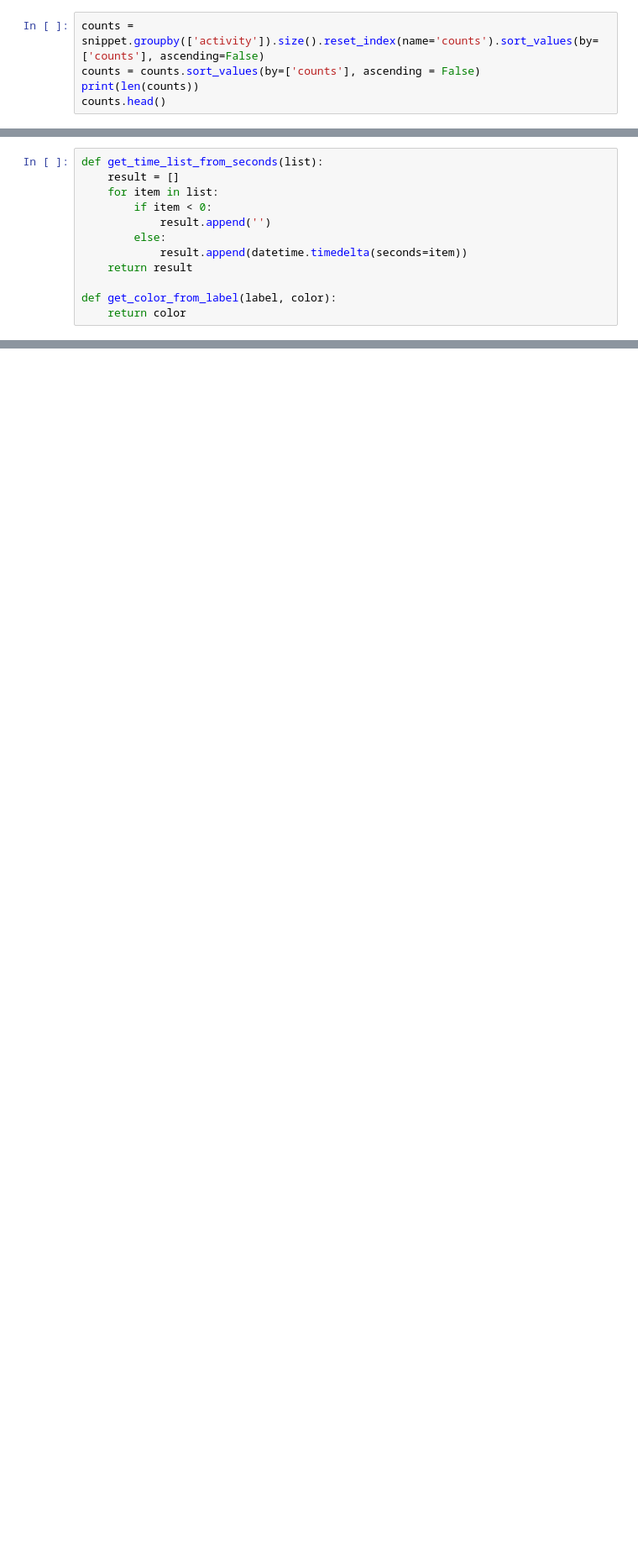
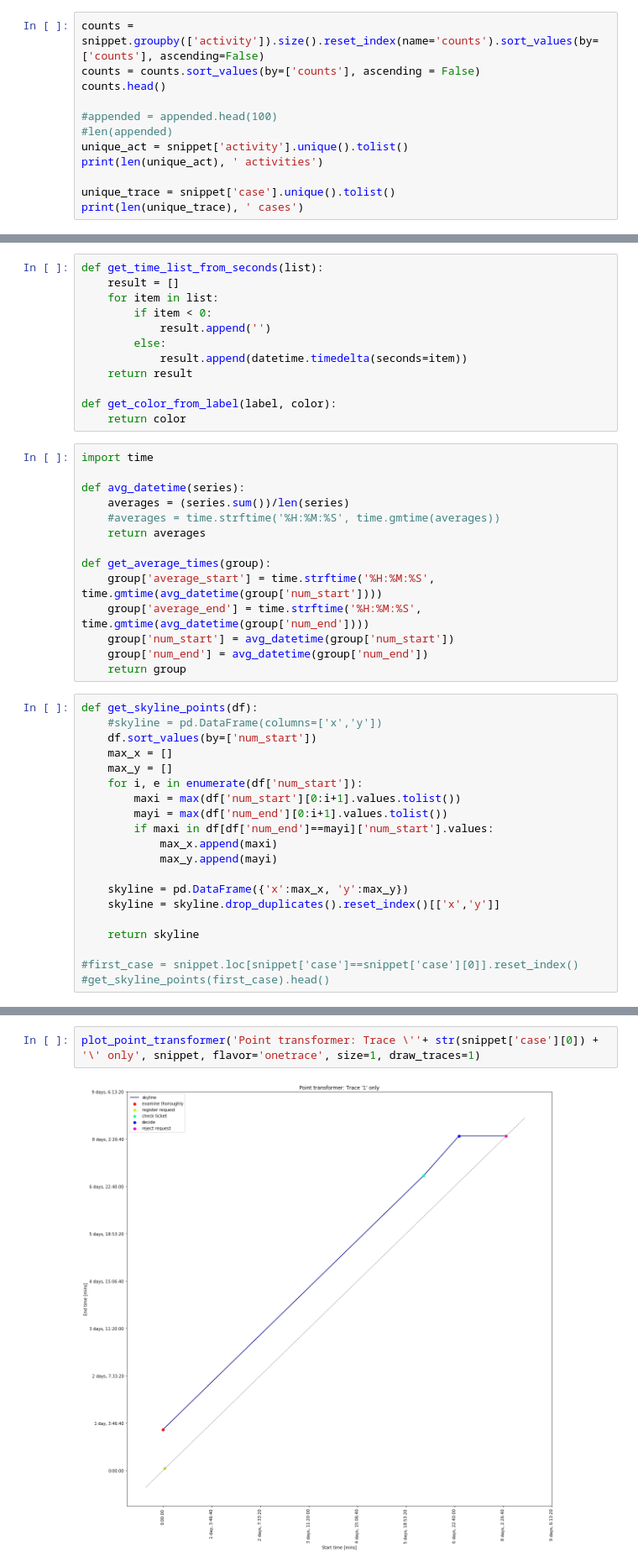
Before and after one commit to andreamalhera/perfSky, a Jupyter notebook: notebooks/pointTransformer.ipynb, the cells around one changed output, grey strips where cells are left out. Shown at 84% size. Cells and saved outputs as stored; diff of their text form; blank space fills up the shorter version.

```diff
--- a/notebooks/pointTransformer.ipynb
+++ b/notebooks/pointTransformer.ipynb
@@ -128,6 +126,13 @@ snippet.head()
 # %%
 counts = snippet.groupby(['activity']).size().reset_index(name='counts').sort_values(by=['counts'], ascending=False)
 counts = counts.sort_values(by=['counts'], ascending = False)
-print(len(counts))
 counts.head()
+
+#appended = appended.head(100)
+#len(appended)
+unique_act = snippet['activity'].unique().tolist()
+print(len(unique_act), ' activities')
+
+unique_trace = snippet['case'].unique().tolist()
+print(len(unique_trace), ' cases')
 # %% [output]
@@ -157,6 +150,40 @@ def get_time_list_from_seconds(list):
 
 def get_color_from_label(label, color):
     return color
+# %%
+import time
+
+def avg_datetime(series):
+    averages = (series.sum())/len(series)
+    #averages = time.strftime('%H:%M:%S', time.gmtime(averages))
+    return averages
+
+def get_average_times(group):
+    group['average_start'] = time.strftime('%H:%M:%S', time.gmtime(avg_datetime(group['num_start'])))
+    group['average_end'] = time.strftime('%H:%M:%S', time.gmtime(avg_datetime(group['num_end'])))
+    group['num_start'] = avg_datetime(group['num_start'])
+    group['num_end'] = avg_datetime(group['num_end'])
+    return group
+# %%
+def get_skyline_points(df):
+    #skyline = pd.DataFrame(columns=['x','y'])
+    df.sort_values(by=['num_start'])
+    max_x = []
+    max_y = []
+    for i, e in enumerate(df['num_start']):
+        maxi = max(df['num_start'][0:i+1].values.tolist())
+        mayi = max(df['num_end'][0:i+1].values.tolist())
+        if maxi in df[df['num_end']==mayi]['num_start'].values:
+            max_x.append(maxi)
+            max_y.append(mayi)
+
+    skyline = pd.DataFrame({'x':max_x, 'y':max_y})
+    skyline = skyline.drop_duplicates().reset_index()[['x','y']]
+
+    return skyline
+
+#first_case = snippet.loc[snippet['case']==snippet['case'][0]].reset_index()
+#get_skyline_points(first_case).head()
 # %%
 import matplotlib.pyplot as plt
 import matplotlib.cm as cm
@@ -207,0 +327,4 @@ plt.show()
+# %%
+plot_point_transformer('Point transformer: Trace \''+ str(snippet['case'][0]) + '\' only', snippet, flavor='onetrace', size=1, draw_traces=1)
+# %% [output]
+[figure, added]
```
Also changed, not shown: parts of 27 cells of this notebook, 2 other files.
